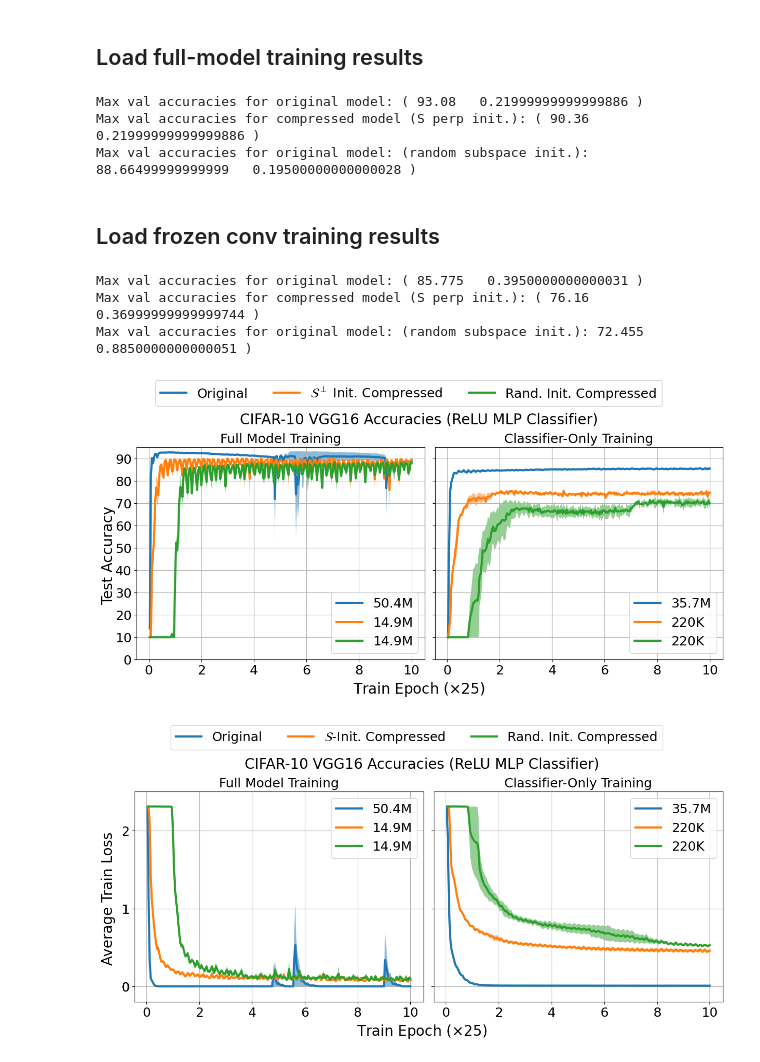
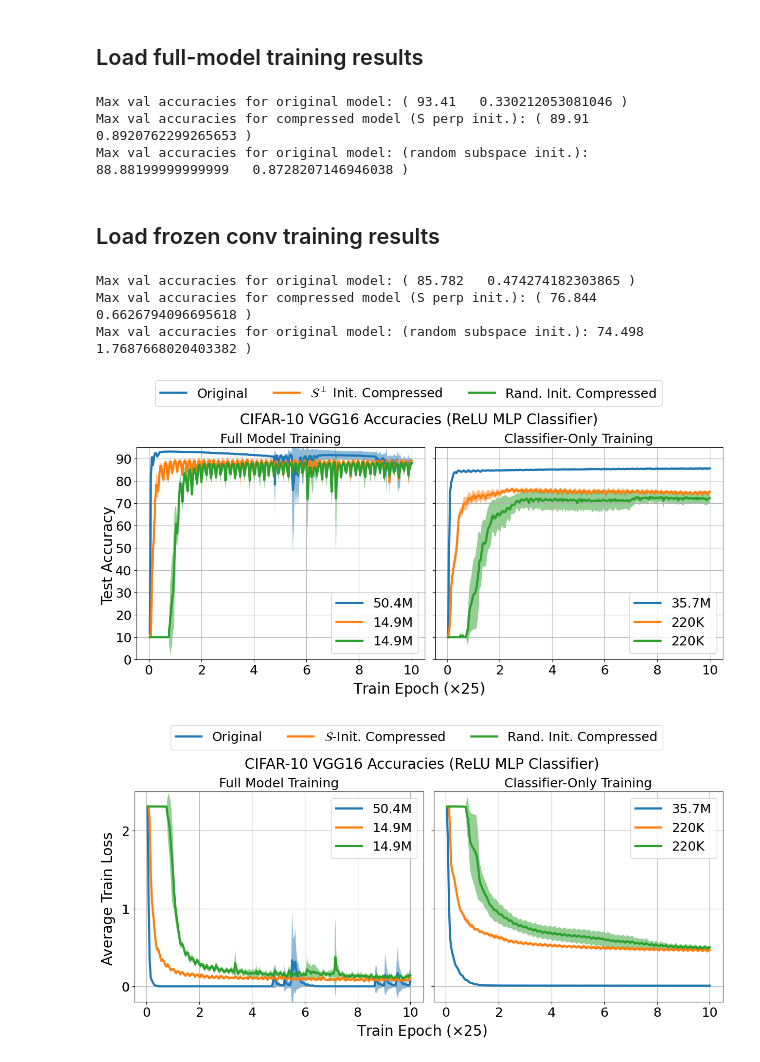
Before and after one commit to alecxu00/mlp-low-dim-gd, a Jupyter notebook: cnn/plot_losses_cnn.ipynb, the cells around one changed output. Drawn from its saved outputs; the diff is of its cells as text; code cells hidden in the pictures.

```diff
--- a/cnn/plot_losses_cnn.ipynb
+++ b/cnn/plot_losses_cnn.ipynb
@@ -11,7 +11,7 @@ N = 50000
 N_val = 10000
 K = 10
 
-num_trials = 2
+num_trials = 5
 epochs = 250
 
 # Network
@@ -106,9 +106,9 @@ print("Max val accuracies for original model: (", np.mean(max_orig_val_accs), "
 print("Max val accuracies for compressed model (S perp init.): (", np.mean(max_comp_val_accs), " ", std_max_comp_val_accs, ")")
 print("Max val accuracies for original model: (random subspace init.):", np.mean(max_comp_rand_val_accs), " ", std_max_comp_rand_val_accs, ")")
 # %% [output]
-Max val accuracies for original model: ( 93.08   0.21999999999999886 )
-Max val accuracies for compressed model (S perp init.): ( 90.36   0.21999999999999886 )
-Max val accuracies for original model: (random subspace init.): 88.66499999999999   0.19500000000000028 )
+Max val accuracies for original model: ( 93.41   0.330212053081046 )
+Max val accuracies for compressed model (S perp init.): ( 89.91   0.8920762299265653 )
+Max val accuracies for original model: (random subspace init.): 88.88199999999999   0.8728207146946038 )
 # %% [markdown]
 ## Load frozen conv training results
 # %%
@@ -193,13 +193,13 @@ print("Max val accuracies for original model: (", np.mean(max_fc_orig_val_accs),
 print("Max val accuracies for compressed model (S perp init.): (", np.mean(max_fc_comp_val_accs), " ", std_max_fc_comp_val_accs, ")")
 print("Max val accuracies for original model: (random subspace init.):", np.mean(max_fc_comp_rand_val_accs), " ", std_max_fc_comp_rand_val_accs, ")")
 # %% [output]
-Max val accuracies for original model: ( 85.775   0.3950000000000031 )
-Max val accuracies for compressed model (S perp init.): ( 76.16   0.36999999999999744 )
-Max val accuracies for original model: (random subspace init.): 72.455   0.8850000000000051 )
+Max val accuracies for original model: ( 85.782   0.474274182303865 )
+Max val accuracies for compressed model (S perp init.): ( 76.844   0.6626794096695618 )
+Max val accuracies for original model: (random subspace init.): 74.498   1.7687668020403382 )
 # %%
 lw = 3
 
-savefig = False
+savefig = True
 
 save_net_dir = act + '_vgg16_' + init + '_init_scale_' + str(init_scale)
 save_dir = os.path.join('./figs', data_dir, save_net_dir)
@@ -238,38 +238,38 @@ ax1.legend([num_full_params, '_', num_comp_params, '_', num_comp_params], fontsi
 # Frozen conv test accuracy
 ax2 = fig.add_subplot(122, sharey=ax1)
 
 ax2.plot(np.arange(1, epochs + 1), mean_fc_orig_val_accs, linewidth=lw)
 ax2.fill_between(np.arange(1, epochs + 1), mean_fc_orig_val_accs - std_fc_orig_val_accs, mean_fc_orig_val_accs + std_fc_orig_val_accs, alpha=0.5, linewidth=lw)
 
 ax2.plot(np.arange(1, epochs + 1), mean_fc_comp_val_accs, linewidth=lw)
 ax2.fill_between(np.arange(1, epochs + 1), mean_fc_comp_val_accs - std_fc_comp_val_accs, mean_fc_comp_val_accs + std_fc_comp_val_accs, alpha=0.5, linewidth=lw)
 
 ax2.plot(np.arange(1, epochs + 1), mean_fc_comp_rand_val_accs, linewidth=lw)
 ax2.fill_between(np.arange(1, epochs + 1), mean_fc_comp_rand_val_accs - std_fc_comp_rand_val_accs, mean_fc_comp_rand_val_accs + std_fc_comp_rand_val_accs, alpha=0.5, linewidth=lw)
 
 
 ax2.set_xticks(xticks, labels=xticklabels, fontsize=18)
 plt.setp(ax2.get_yticklabels(), visible=False)
 
 ax2.set_title('Classifier-Only Training', fontsize=18)
 ax2.grid('on')
 ax2.legend([fc_num_full_params, '_', fc_num_comp_params, '_', fc_num_comp_params], fontsize=18) #, loc='center')
 
 plt.tight_layout()
 fig.suptitle(data_map[dataset] + " VGG16 Accuracies (" + act + " MLP Classifier)", fontsize=20, y=1.05)
 fig.supxlabel(r'Train Epoch ($\times 25$)', fontsize=20, y=-0.05) #xticks(xticks, labels=xticklabels, fontsize=12)
 fig.supylabel('Test Accuracy', fontsize=20, x=-0.01)
 fig.legend(ncol=3, fontsize=18, bbox_to_anchor=(0.9, 1.2))
 if savefig:
     plt.savefig(os.path.join(save_dir, 'val_accuracies.pdf'), bbox_inches='tight')
 plt.show()
 plt.close()
 # %% [output]
-[figure, old version]
+[figure, new version]
 # %%
 lw = 3
 
-savefig = False
+savefig = True
 
 save_net_dir = act + '_vgg16_' + init + '_init_scale_' + str(init_scale)
 save_dir = os.path.join('./figs', data_dir, save_net_dir)
@@ -342,4 +342,4 @@ if savefig:
 plt.show()
 plt.close()
 # %% [output]
-[figure, old version]
+[figure, new version]
```
Also changed, not shown: 1 other file.
